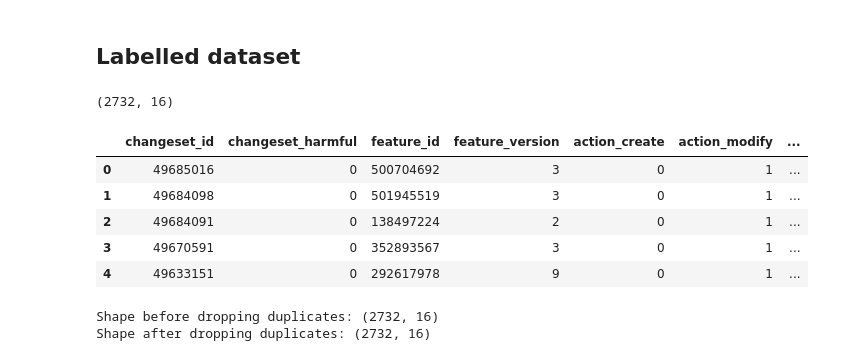
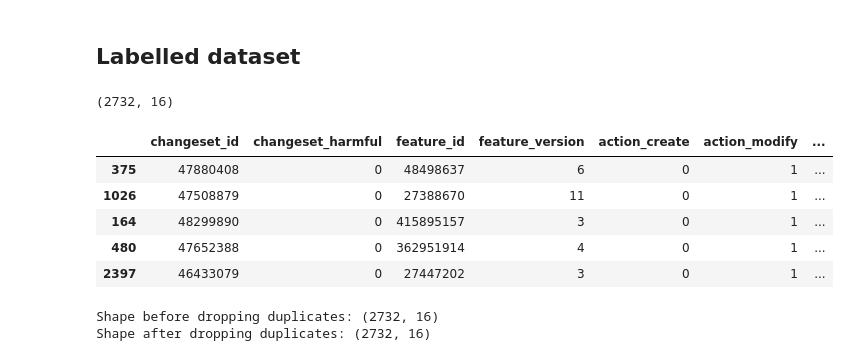
Before and after one commit to mapbox/gabbar, a Jupyter notebook: notebooks/highway_classifier.ipynb, the cells around one changed output. Drawn from its saved outputs; the diff is of its cells as text; code cells hidden in the pictures.

```diff
--- a/notebooks/highway_classifier.ipynb
+++ b/notebooks/highway_classifier.ipynb
@@ -29,15 +29,18 @@ labelled_path = '../downloads/highway-classifier/labelled/'
 # %%
 labelled = pd.read_csv(labelled_path + 'attributes.csv')
 print(labelled.shape)
+
+# Sort the dataset randomly.
+labelled = labelled.sample(labelled.shape[0])
 labelled.head()
 # %% [output]
 (2732, 16)
 |  | changeset_id | changeset_harmful | feature_id | feature_version | action_create | action_modify | ... |
-| 0 | 49685016 | 0 | 500704692 | 3 | 0 | 1 | ... |
-| 1 | 49684098 | 0 | 501945519 | 3 | 0 | 1 | ... |
-| 2 | 49684091 | 0 | 138497224 | 2 | 0 | 1 | ... |
-| 3 | 49670591 | 0 | 352893567 | 3 | 0 | 1 | ... |
-| 4 | 49633151 | 0 | 292617978 | 9 | 0 | 1 | ... |
+| 375 | 47880408 | 0 | 48498637 | 6 | 0 | 1 | ... |
+| 1026 | 47508879 | 0 | 27388670 | 11 | 0 | 1 | ... |
+| 164 | 48299890 | 0 | 415895157 | 3 | 0 | 1 | ... |
+| 480 | 47652388 | 0 | 362951914 | 4 | 0 | 1 | ... |
+| 2397 | 46433079 | 0 | 27447202 | 3 | 0 | 1 | ... |
 # %%
 # Drop all duplicate samples.
 print('Shape before dropping duplicates: {}'.format(labelled.shape))
```
Also changed, not shown: parts of 25 cells of this notebook.
